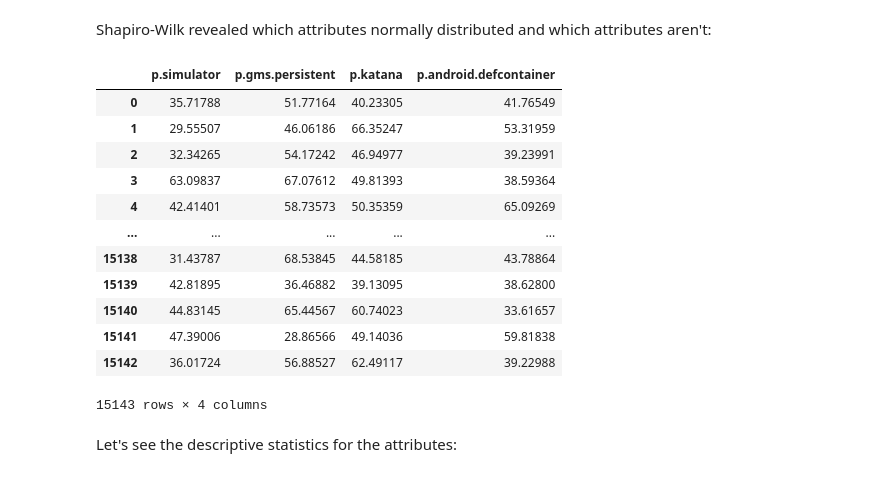
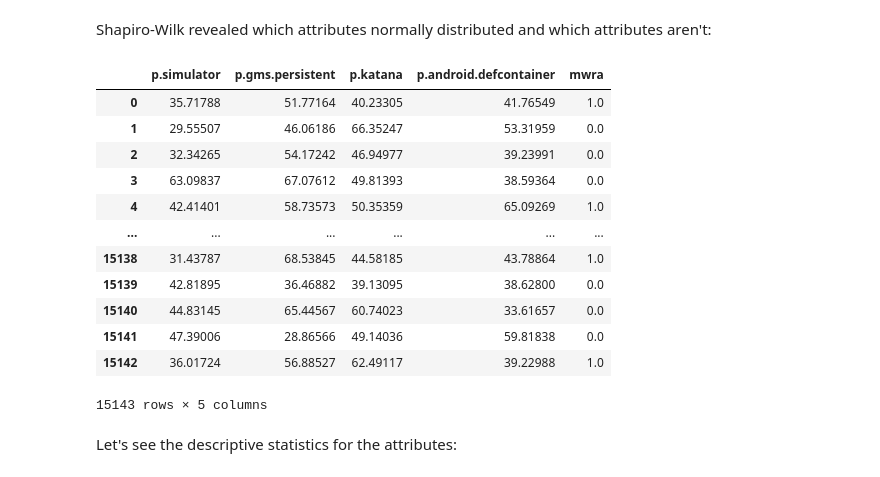
Before and after one commit to Yessirskiy/IAU-Project, a Jupyter notebook: project.ipynb, the cells around one changed output. Drawn from its saved outputs; the diff is of its cells as text; code cells hidden in the pictures.

```diff
--- a/project.ipynb
+++ b/project.ipynb
@@ -185,21 +185,22 @@ Shapiro-Wilk revealed which attributes normally distributed and which attributes
 # %%
 proc_norm = proc_attrs[proc_norm_list]
 proc_notnorm = proc_attrs[proc_not_norm_list]
+proc_norm = pd.concat([proc_norm, proc_df["mwra"]], axis=1)
 proc_norm
 # %% [output]
-|  | p.simulator | p.gms.persistent | p.katana | p.android.defcontainer |
-| 0 | 35.71788 | 51.77164 | 40.23305 | 41.76549 |
-| 1 | 29.55507 | 46.06186 | 66.35247 | 53.31959 |
-| 2 | 32.34265 | 54.17242 | 46.94977 | 39.23991 |
-| 3 | 63.09837 | 67.07612 | 49.81393 | 38.59364 |
-| 4 | 42.41401 | 58.73573 | 50.35359 | 65.09269 |
-| ... | ... | ... | ... | ... |
-| 15138 | 31.43787 | 68.53845 | 44.58185 | 43.78864 |
-| 15139 | 42.81895 | 36.46882 | 39.13095 | 38.62800 |
-| 15140 | 44.83145 | 65.44567 | 60.74023 | 33.61657 |
-| 15141 | 47.39006 | 28.86566 | 49.14036 | 59.81838 |
-| 15142 | 36.01724 | 56.88527 | 62.49117 | 39.22988 |
+|  | p.simulator | p.gms.persistent | p.katana | p.android.defcontainer | mwra |
+| 0 | 35.71788 | 51.77164 | 40.23305 | 41.76549 | 1.0 |
+| 1 | 29.55507 | 46.06186 | 66.35247 | 53.31959 | 0.0 |
+| 2 | 32.34265 | 54.17242 | 46.94977 | 39.23991 | 0.0 |
+| 3 | 63.09837 | 67.07612 | 49.81393 | 38.59364 | 0.0 |
+| 4 | 42.41401 | 58.73573 | 50.35359 | 65.09269 | 1.0 |
+| ... | ... | ... | ... | ... | ... |
+| 15138 | 31.43787 | 68.53845 | 44.58185 | 43.78864 | 1.0 |
+| 15139 | 42.81895 | 36.46882 | 39.13095 | 38.62800 | 0.0 |
+| 15140 | 44.83145 | 65.44567 | 60.74023 | 33.61657 | 0.0 |
+| 15141 | 47.39006 | 28.86566 | 49.14036 | 59.81838 | 0.0 |
+| 15142 | 36.01724 | 56.88527 | 62.49117 | 39.22988 | 1.0 |
-15143 rows × 4 columns
+15143 rows × 5 columns
 # %% [markdown]
 Let's see the descriptive statistics for the attributes:
 # %%
```
Also changed, not shown: parts of 24 cells of this notebook.
